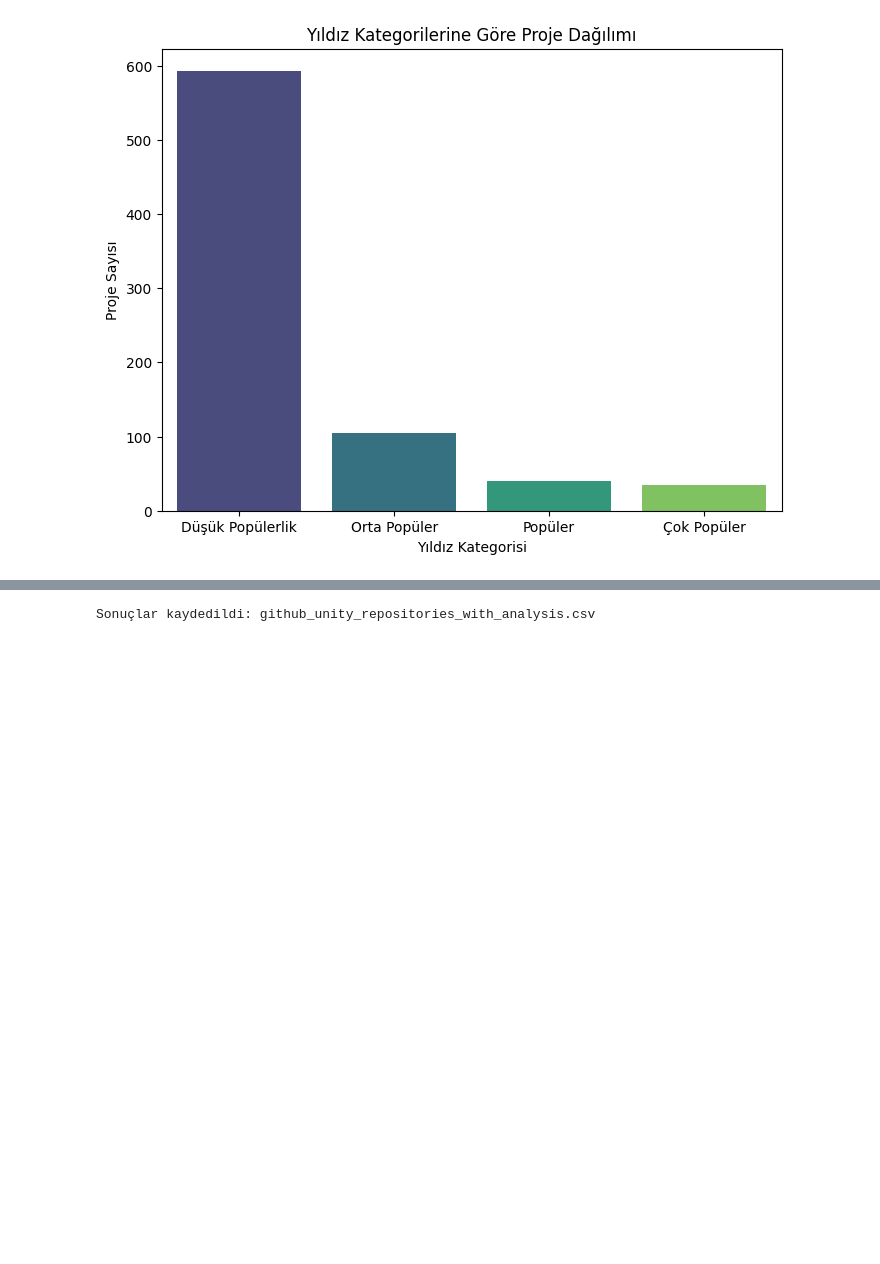
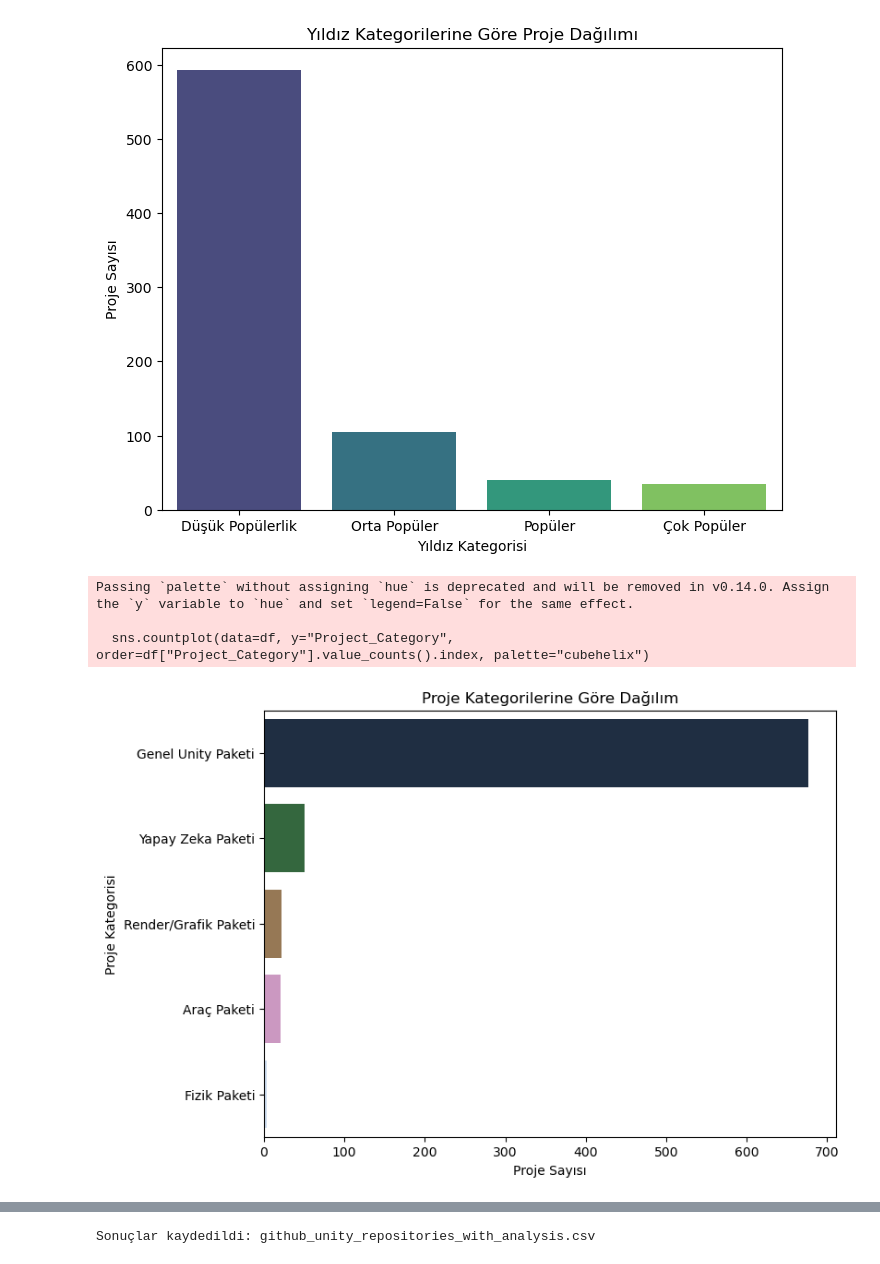
Before and after one commit to Gadaffi508/Data-Mining, a Jupyter notebook: Data-2/Data Processing.ipynb, the cells around one changed output, grey strips where cells are left out. Cells and saved outputs as stored; diff of their text form; code cells hidden in the pictures; blank space fills up the shorter version.

```diff
--- a/Data-2/Data Processing.ipynb
+++ b/Data-2/Data Processing.ipynb
@@ -151,3 +129,15 @@ Passing `palette` without assigning `hue` is deprecated and will be removed in v
 
   sns.countplot(data=df, x="Star_Category", order=df["Star_Category"].value_counts().index, palette="viridis")
 [figure]
+# %%
+plt.figure(figsize=(8, 6))
+sns.countplot(data=df, y="Project_Category", order=df["Project_Category"].value_counts().index, palette="cubehelix")
+plt.title("Proje Kategorilerine Göre Dağılım")
+plt.xlabel("Proje Sayısı")
+plt.ylabel("Proje Kategorisi")
+plt.show()
+# %% [output]
+Passing `palette` without assigning `hue` is deprecated and will be removed in v0.14.0. Assign the `y` variable to `hue` and set `legend=False` for the same effect.
+
+  sns.countplot(data=df, y="Project_Category", order=df["Project_Category"].value_counts().index, palette="cubehelix")
+[figure, added]
```
Also changed, not shown: parts of 15 cells of this notebook.
